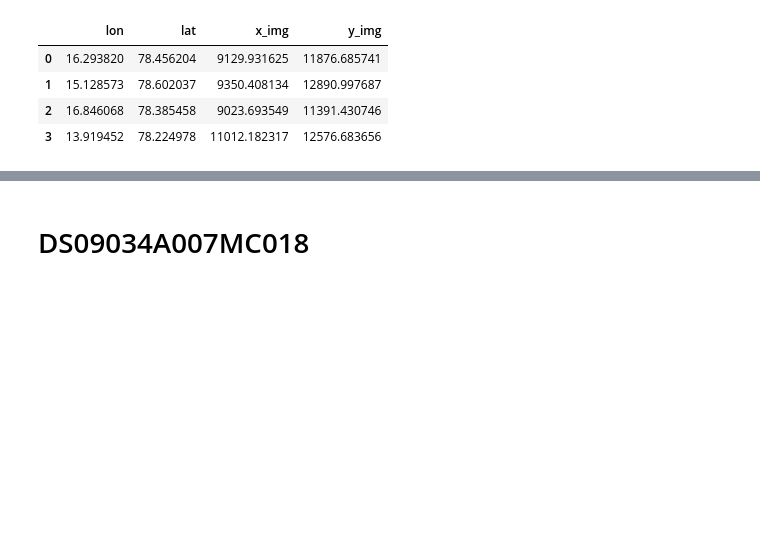
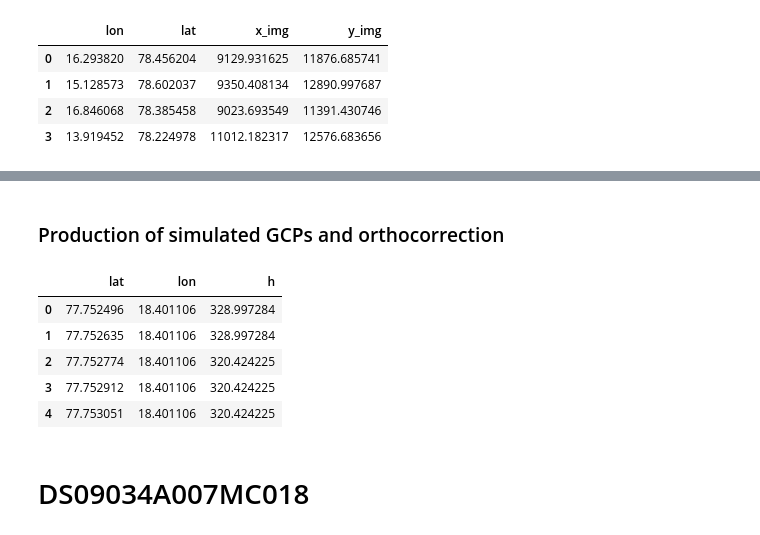
Before and after one commit to lorisdanjou/KH-5_ARGON_images_processing, a Jupyter notebook: orthorectification_images_tests.ipynb, the cells around one changed output, grey strips where cells are left out. Saved outputs shown, nothing was run; the diff lists cells and outputs as text; code cells hidden in the pictures; blank space fills up the shorter version.

```diff
--- a/orthorectification_images_tests.ipynb
+++ b/orthorectification_images_tests.ipynb
@@ -471,3 +544,24 @@ GCPs
+# %% [markdown]
+### Production of simulated GCPs and orthocorrection
+# %%
+R = 6.357e5
+lat, lon = np.meshgrid(np.linspace(lat_c - 2.5e5 / R * np.pi/180, lat_c + 2.5e5 / R * np.pi/180, 100), np.linspace(lon_c - 2.5e5 / R * np.pi/180, lon_c + 2.5e5 / R * np.pi/180, 100))
+
+sim_GCPs = pd.DataFrame({
+        "lat": lat.reshape(-1),
+        "lon": lon.reshape(-1)
+})
+# %%
+h = DEM.interp(lat=("z", sim_GCPs.lat.values), lon=("z", sim_GCPs.lon.values), method="nearest").compute()
+sim_GCPs.loc[:, "h"] = h.values.reshape(-1)
+sim_GCPs.head()
+# %% [output]
+|  | lat | lon | h |
+| 0 | 77.752496 | 18.401106 | 328.997284 |
+| 1 | 77.752635 | 18.401106 | 328.997284 |
+| 2 | 77.752774 | 18.401106 | 320.424225 |
+| 3 | 77.752912 | 18.401106 | 320.424225 |
+| 4 | 77.753051 | 18.401106 | 320.424225 |
 # %% [markdown]
 # DS09034A007MC018
 # %%
```
Also changed, not shown: parts of 16 cells of this notebook, 1 other file.
